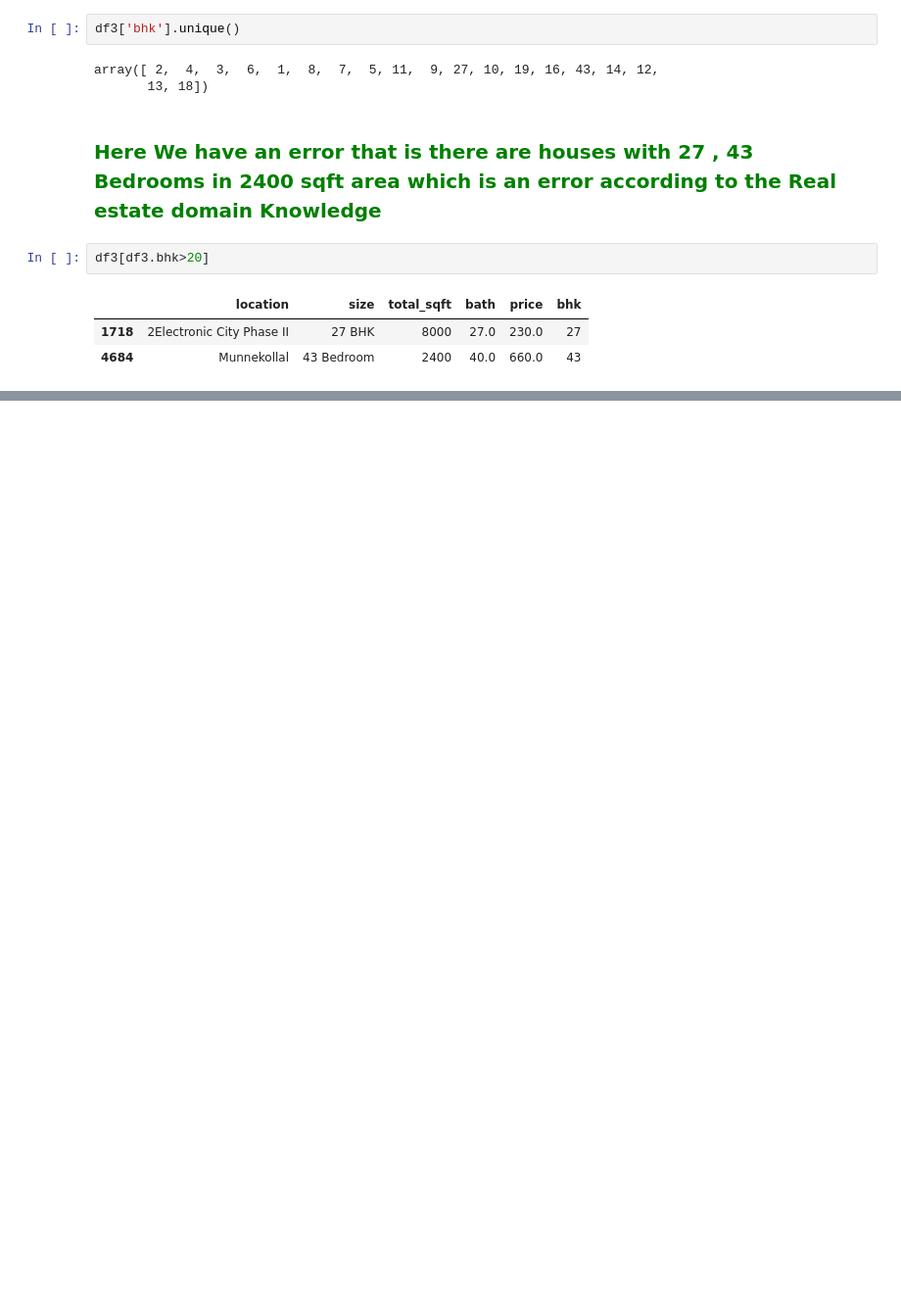
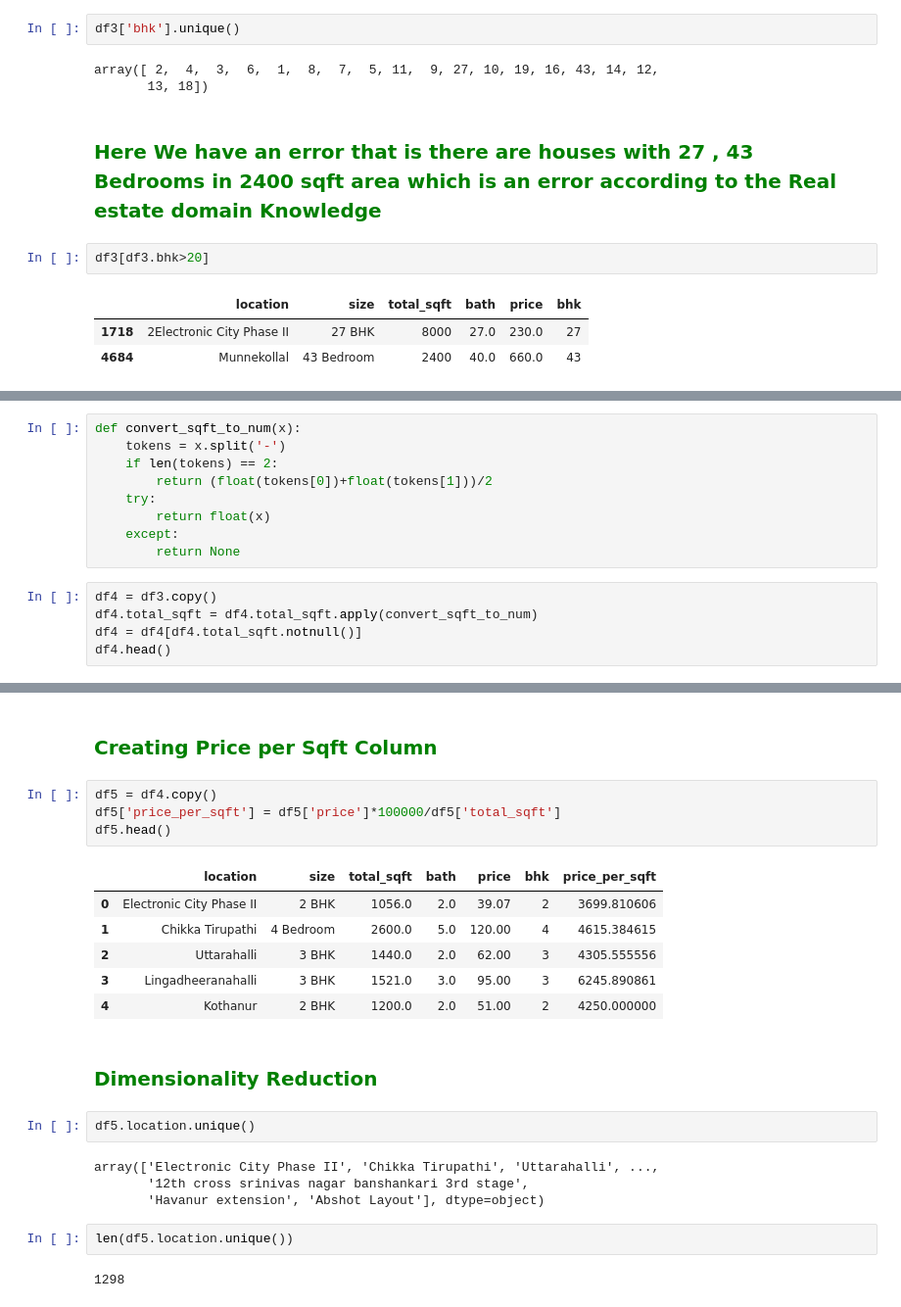
Before and after one commit to TejasPosupo/Data_Science, a Jupyter notebook: Real Estate Price Prediction/Bengaluru Data Set.ipynb, the cells around one changed output, grey strips where cells are left out. Shown at 98% size. Drawn from its saved outputs; the diff is of its cells as text; blank space fills up the shorter version.

```diff
--- a/Real Estate Price Prediction/Bengaluru Data Set.ipynb
+++ b/Real Estate Price Prediction/Bengaluru Data Set.ipynb
@@ -122,0 +147,14 @@ df3[df3.bhk>20]
+# %%
+def convert_sqft_to_num(x):
+    tokens = x.split('-')
+    if len(tokens) == 2:
+        return (float(tokens[0])+float(tokens[1]))/2
+    try:
+        return float(x)
+    except:
+        return None
+# %%
+df4 = df3.copy()
+df4.total_sqft = df4.total_sqft.apply(convert_sqft_to_num)
+df4 = df4[df4.total_sqft.notnull()]
+df4.head()
@@ -122,0 +168,25 @@ df3[df3.bhk>20]
+# %% [markdown]
+<h2 style="font-family: Times New Roman; font-size:20px; font-weight: bold; color: green;">Creating Price per Sqft Column</h2>
+# %%
+df5 = df4.copy()
+df5['price_per_sqft'] = df5['price']*100000/df5['total_sqft']
+df5.head()
+# %% [output]
+|  | location | size | total_sqft | bath | price | bhk | price_per_sqft |
+| 0 | Electronic City Phase II | 2 BHK | 1056.0 | 2.0 | 39.07 | 2 | 3699.810606 |
+| 1 | Chikka Tirupathi | 4 Bedroom | 2600.0 | 5.0 | 120.00 | 4 | 4615.384615 |
+| 2 | Uttarahalli | 3 BHK | 1440.0 | 2.0 | 62.00 | 3 | 4305.555556 |
+| 3 | Lingadheeranahalli | 3 BHK | 1521.0 | 3.0 | 95.00 | 3 | 6245.890861 |
+| 4 | Kothanur | 2 BHK | 1200.0 | 2.0 | 51.00 | 2 | 4250.000000 |
+# %% [markdown]
+<h2 style="font-family: Times New Roman; font-size:20px; font-weight: bold; color: green;">Dimensionality Reduction</h2>
+# %%
+df5.location.unique()
+# %% [output]
+array(['Electronic City Phase II', 'Chikka Tirupathi', 'Uttarahalli', ...,
+       '12th cross srinivas nagar banshankari 3rd stage',
+       'Havanur extension', 'Abshot Layout'], dtype=object)
+# %%
+len(df5.location.unique())
+# %% [output]
+1298
```
Also changed, not shown: parts of 13 cells of this notebook, 1 other file.
